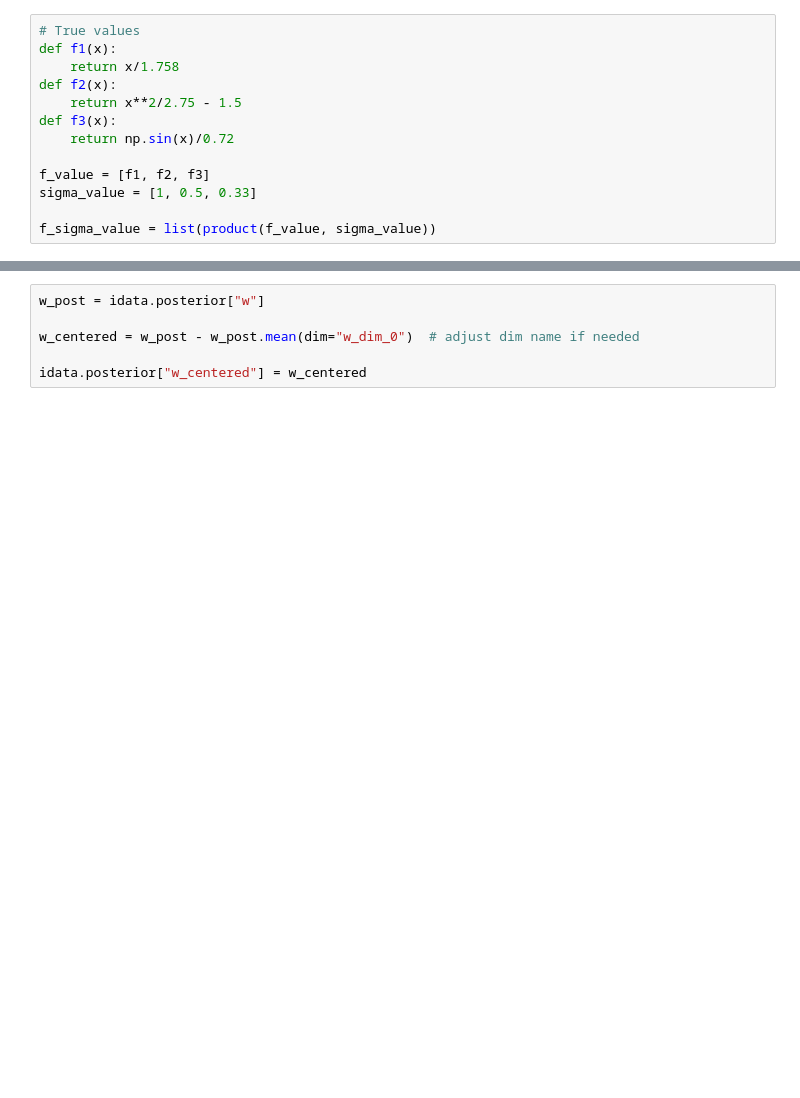
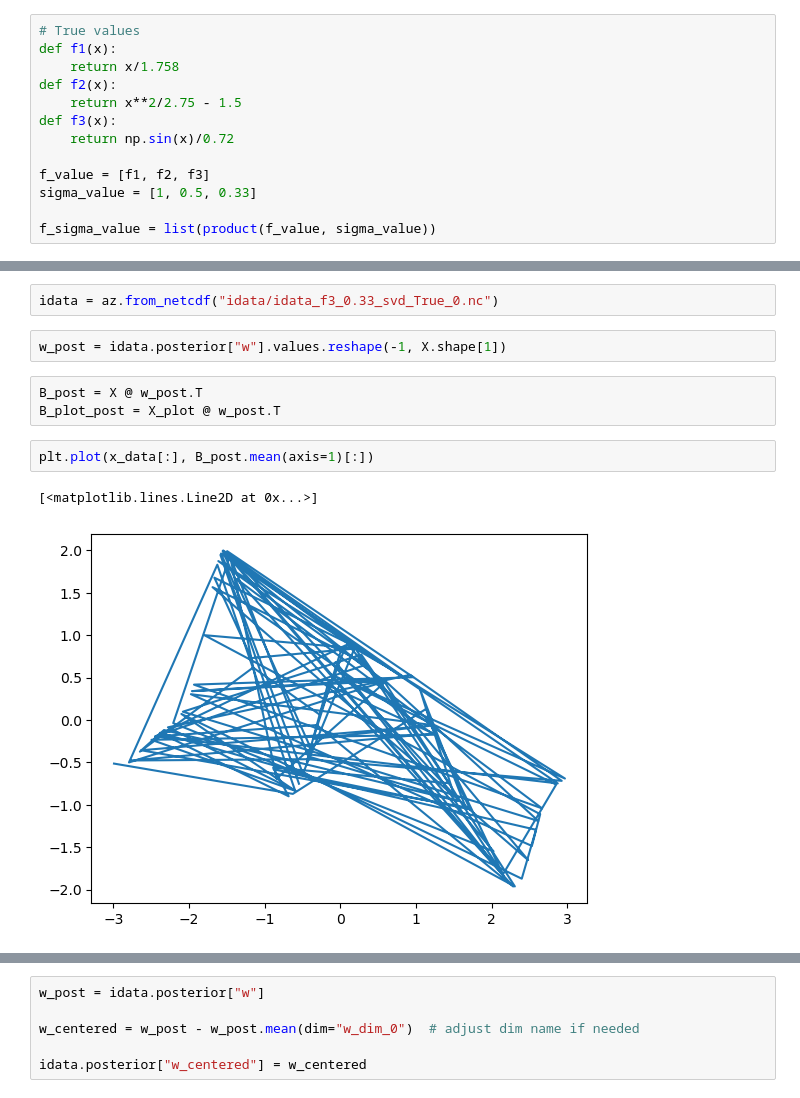
Before and after one commit to lr1021/p-splines, a Jupyter notebook: Bayesian-P-Splines-models.ipynb, the cells around one changed output, grey strips where cells are left out. Drawn from its saved outputs; the diff is of its cells as text; blank space fills up the shorter version.

```diff
--- a/Bayesian-P-Splines-models.ipynb
+++ b/Bayesian-P-Splines-models.ipynb
@@ -233,0 +413,12 @@ The effective sample size per chain is smaller than 100 for some parameters.  A
+# %%
+idata = az.from_netcdf("idata/idata_f3_0.33_svd_True_0.nc")
+# %%
+w_post = idata.posterior["w"].values.reshape(-1, X.shape[1])
+# %%
+B_post = X @ w_post.T
+B_plot_post = X_plot @ w_post.T
+# %%
+plt.plot(x_data[:], B_post.mean(axis=1)[:])
+# %% [output]
+[<matplotlib.lines.Line2D at 0x...>]
+[figure, added]
```
Also changed, not shown: parts of 21 cells of this notebook, 7 other files.
